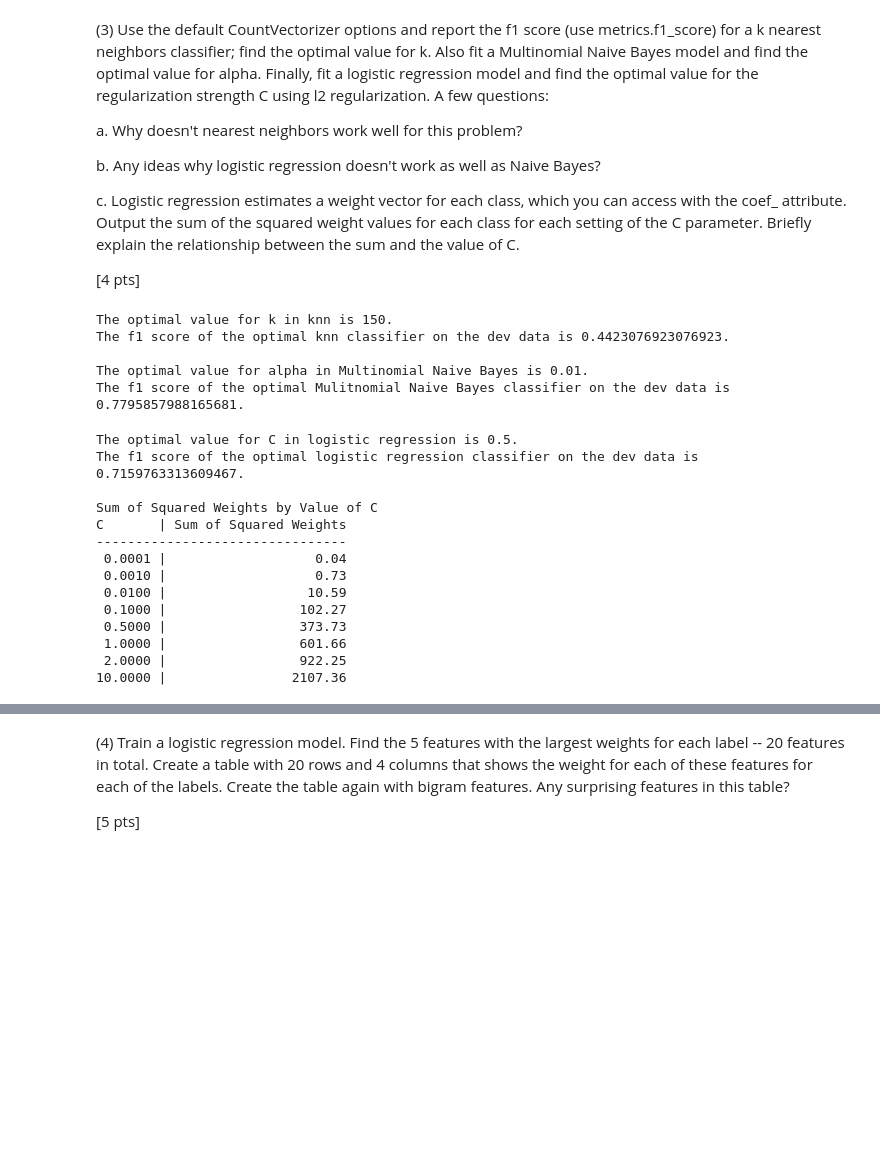
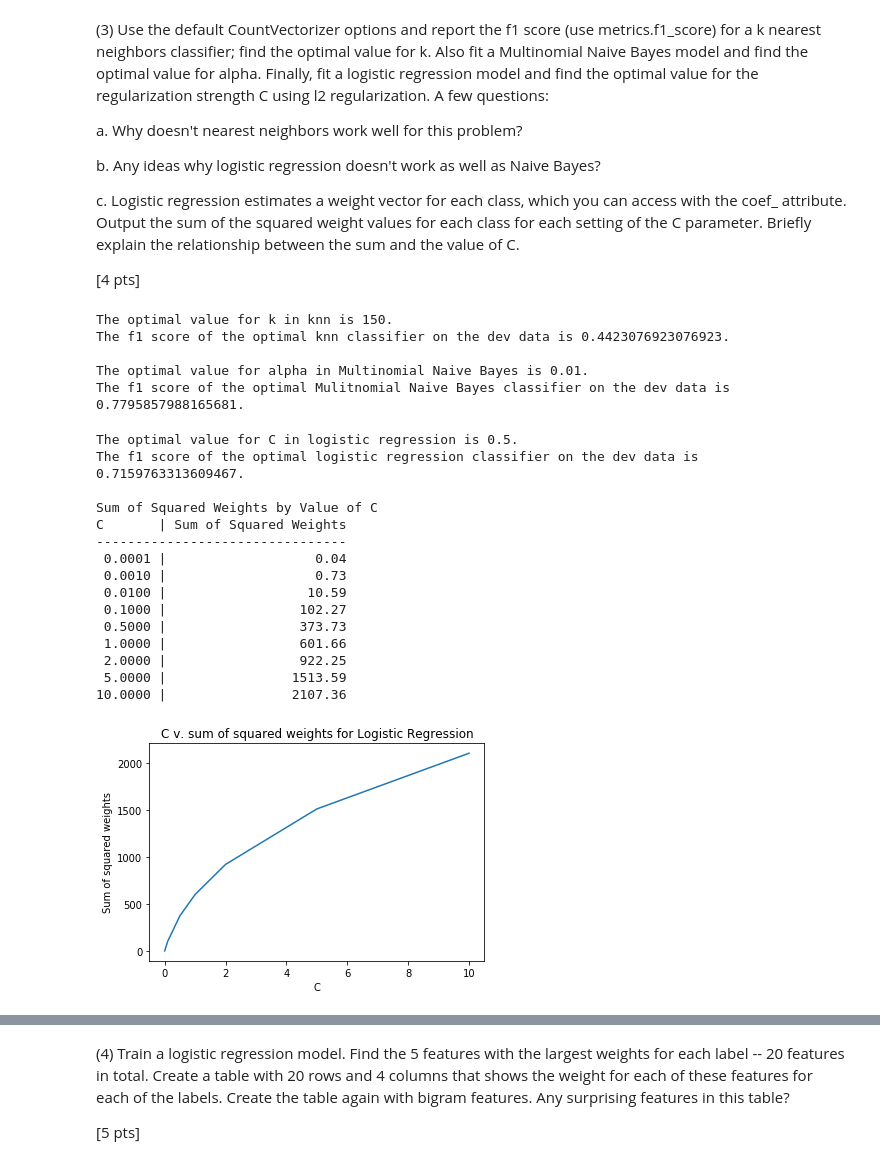
Before and after one commit to eugenet12/W207, a Jupyter notebook: Projects/Eugene_Tang_p2.ipynb, the cells around one changed output, grey strips where cells are left out. Cells and saved outputs as stored; diff of their text form; code cells hidden in the pictures; blank space fills up the shorter version.

```diff
--- a/Projects/Eugene_Tang_p2.ipynb
+++ b/Projects/Eugene_Tang_p2.ipynb
@@ -226,8 +226,8 @@ def P3():
     print('The optimal value for alpha in Multinomial Naive Bayes is {}.'.format(mnb_grid.best_params_['alpha']))
     print('The f1 score of the optimal Mulitnomial Naive Bayes classifier on the dev data is {}.'.format(mnb_f1_score))
 
-    # Grid-search on logistic regression with l2 regularization. We try the following values for C: [0.0001, 0.001, 0.01, 0.1, 0.5, 1.0, 2.0, 10.0]
-    Cs = [0.0001, 0.001, 0.01, 0.1, 0.5, 1.0, 2.0, 10.0]
+    # Grid-search on logistic regression with l2 regularization. We try the following values for C: [0.0001, 0.001, 0.01, 0.1, 0.5, 1.0, 2.0, 5.0, 10.0]
+    Cs = [0.0001, 0.001, 0.01, 0.1, 0.5, 1.0, 2.0, 5.0, 10.0]
     lr_grid = GridSearchCV(estimator=LogisticRegression(), param_grid={'C': Cs}, scoring='f1_{}'.format(f1_metric))
     lr_grid.fit(train_vectors, train_labels)
     dev_pred_lr = lr_grid.best_estimator_.predict(dev_vectors)
@@ -236,35 +236,46 @@ def P3():
     print('The f1 score of the optimal logistic regression classifier on the dev data is {}.'.format(lr_f1_score))
     print()
 
+    # Find and plot sum of squared weights v. C
     print('Sum of Squared Weights by Value of C')
     print('C       | Sum of Squared Weights')
     print('--------------------------------')
+    sum_of_squared_weights = []
     for c in Cs:
         lr = LogisticRegression(C=c)
         lr.fit(train_vectors, train_labels)
-        print('{:7.4f} | {:22.2f}'.format(c, float(np.sum(np.square(lr.coef_)))))
+        coef_squared_sum = float(np.sum(np.square(lr.coef_)))
+        sum_of_squared_weights.append(coef_squared_sum)
+        print('{:7.4f} | {:22.2f}'.format(c, coef_squared_sum))
 
+    plt.plot(Cs, sum_of_squared_weights)
+    plt.title("C v. sum of squared weights for Logistic Regression")
+    plt.xlabel("C")
+    plt.ylabel("Sum of squared weights")
+    plt.show()
 P3()
 # %% [output]
 The optimal value for k in knn is 150.
 The f1 score of the optimal knn classifier on the dev data is 0.4423076923076923.
 
 The optimal value for alpha in Multinomial Naive Bayes is 0.01.
 The f1 score of the optimal Mulitnomial Naive Bayes classifier on the dev data is 0.7795857988165681.
 The optimal value for C in logistic regression is 0.5.
 The f1 score of the optimal logistic regression classifier on the dev data is 0.7159763313609467.
 
 Sum of Squared Weights by Value of C
 C       | Sum of Squared Weights
 --------------------------------
  0.0001 |                   0.04
  0.0010 |                   0.73
  0.0100 |                  10.59
  0.1000 |                 102.27
  0.5000 |                 373.73
  1.0000 |                 601.66
  2.0000 |                 922.25
+ 5.0000 |                1513.59
 10.0000 |                2107.36
+[figure, added]
 # %% [markdown]
 ANSWER:
 
```
Also changed, not shown: parts of 17 cells of this notebook, 6 other files.
